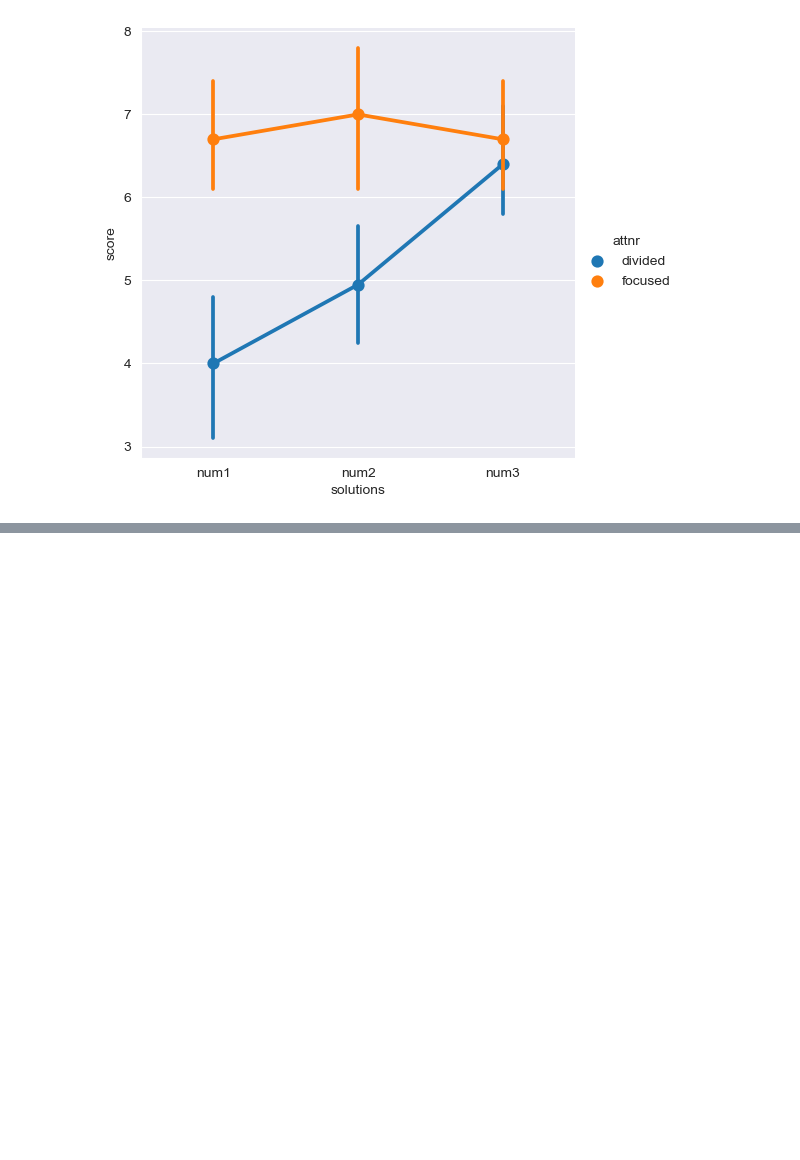
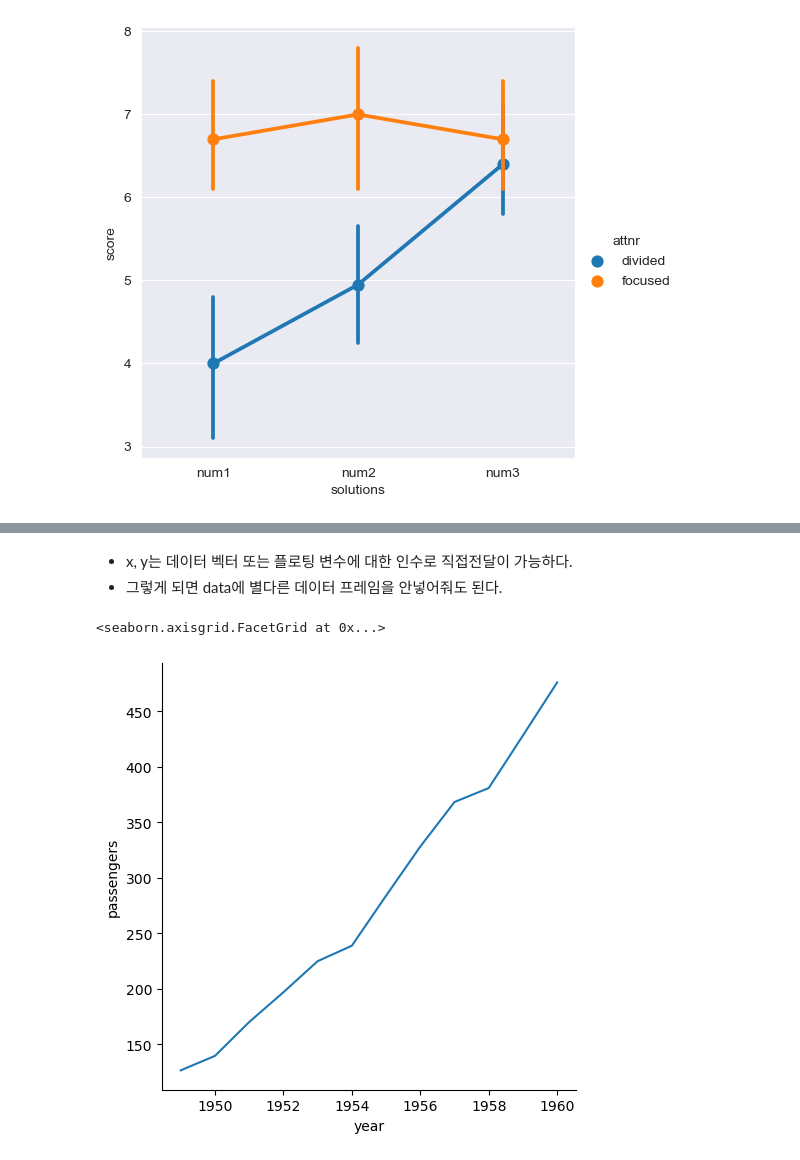
Before and after one commit to stonesteel0606/seaborn_tutorial, a Jupyter notebook: API_Overview.ipynb, the cells around one changed output, grey strips where cells are left out. Cells and saved outputs as stored; diff of their text form; code cells hidden in the pictures; blank space fills up the shorter version.

```diff
--- a/API_Overview.ipynb
+++ b/API_Overview.ipynb
@@ -424,0 +504,10 @@ sns.catplot(data=anagrams_long, x="solutions", y="score", hue="attnr", kind="poi
+# %% [markdown]
+- x, y는 데이터 벡터 또는 플로팅 변수에 대한 인수로 직접전달이 가능하다.
+- 그렇게 되면 data에 별다른 데이터 프레임을 안넣어줘도 된다.
+# %%
+year = flights_avg.index
+passengers = flights_avg['passengers']
+sns.relplot(x=year, y=passengers, kind='line')
+# %% [output]
+<seaborn.axisgrid.FacetGrid at 0x...>
+[figure, added]
```
Also changed, not shown: parts of 26 cells of this notebook.
